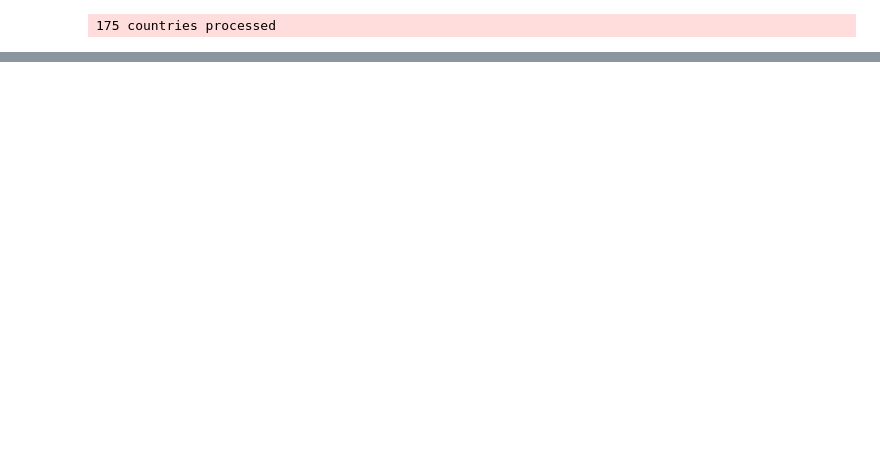
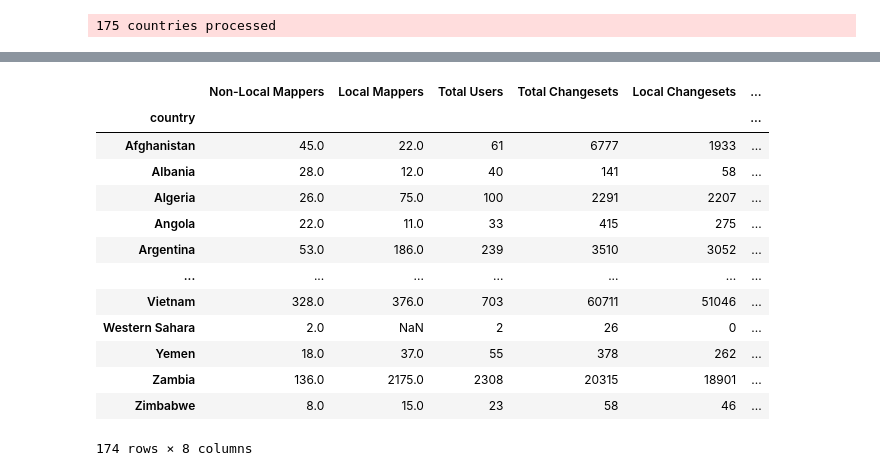
Before and after one commit to jenningsanderson/various-osm, a Jupyter notebook: OSMF 2021 Contributor Survey Analysis.ipynb, the cells around one changed output, grey strips where cells are left out. Cells and saved outputs as stored; diff of their text form; code cells hidden in the pictures; blank space fills up the shorter version.

```diff
--- a/OSMF 2021 Contributor Survey Analysis.ipynb
+++ b/OSMF 2021 Contributor Survey Analysis.ipynb
@@ -164,0 +195,18 @@ ax.set_title("Number of Mappers active in Each Country since January 16, 2021",
+# %%
+as_table = gb_country_local.join(gb_country).join(gb_country_active)
+as_table
+# %% [output]
+|  | Non-Local Mappers | Local Mappers | Total Users | Total Changesets | Local Changesets | ... |
+| country |  |  |  |  |  | ... |
+| Afghanistan | 45.0 | 22.0 | 61 | 6777 | 1933 | ... |
+| Albania | 28.0 | 12.0 | 40 | 141 | 58 | ... |
+| Algeria | 26.0 | 75.0 | 100 | 2291 | 2207 | ... |
+| Angola | 22.0 | 11.0 | 33 | 415 | 275 | ... |
+| Argentina | 53.0 | 186.0 | 239 | 3510 | 3052 | ... |
+| ... | ... | ... | ... | ... | ... | ... |
+| Vietnam | 328.0 | 376.0 | 703 | 60711 | 51046 | ... |
+| Western Sahara | 2.0 | NaN | 2 | 26 | 0 | ... |
+| Yemen | 18.0 | 37.0 | 55 | 378 | 262 | ... |
+| Zambia | 136.0 | 2175.0 | 2308 | 20315 | 18901 | ... |
+| Zimbabwe | 8.0 | 15.0 | 23 | 58 | 46 | ... |
+174 rows × 8 columns
```
Also changed, not shown: parts of 17 cells of this notebook, 2 other files.
